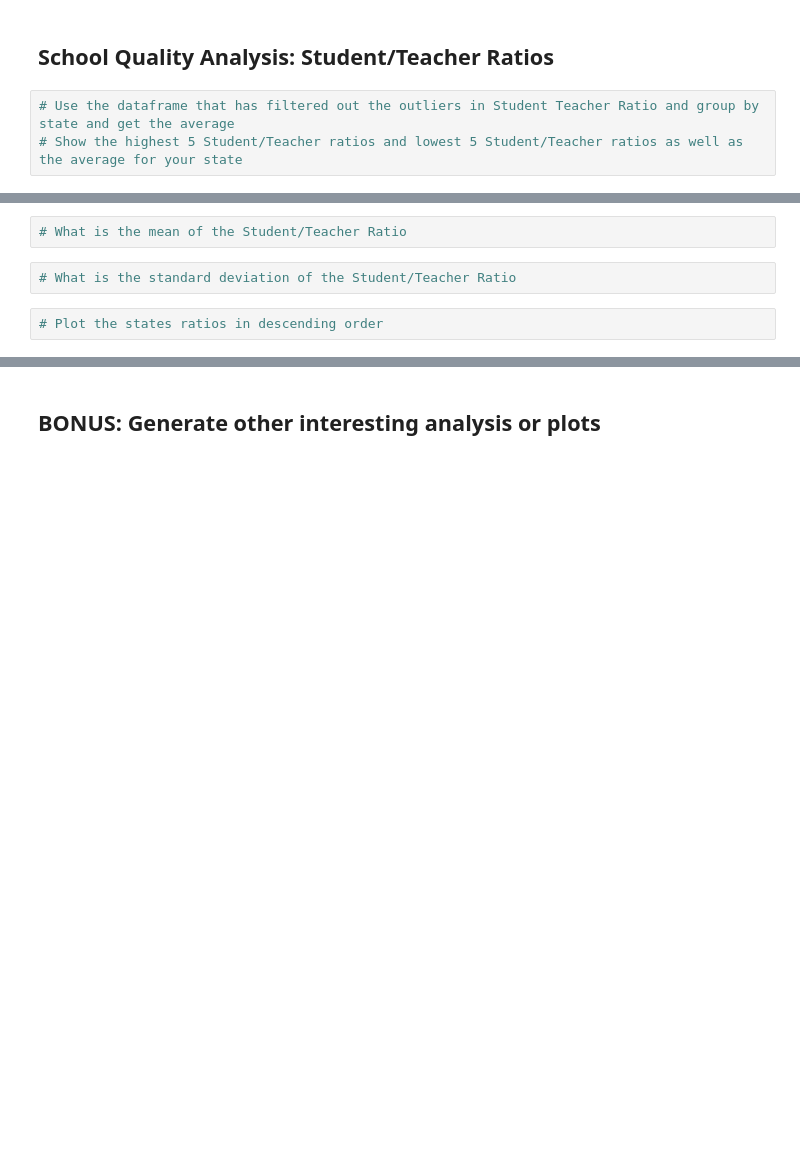
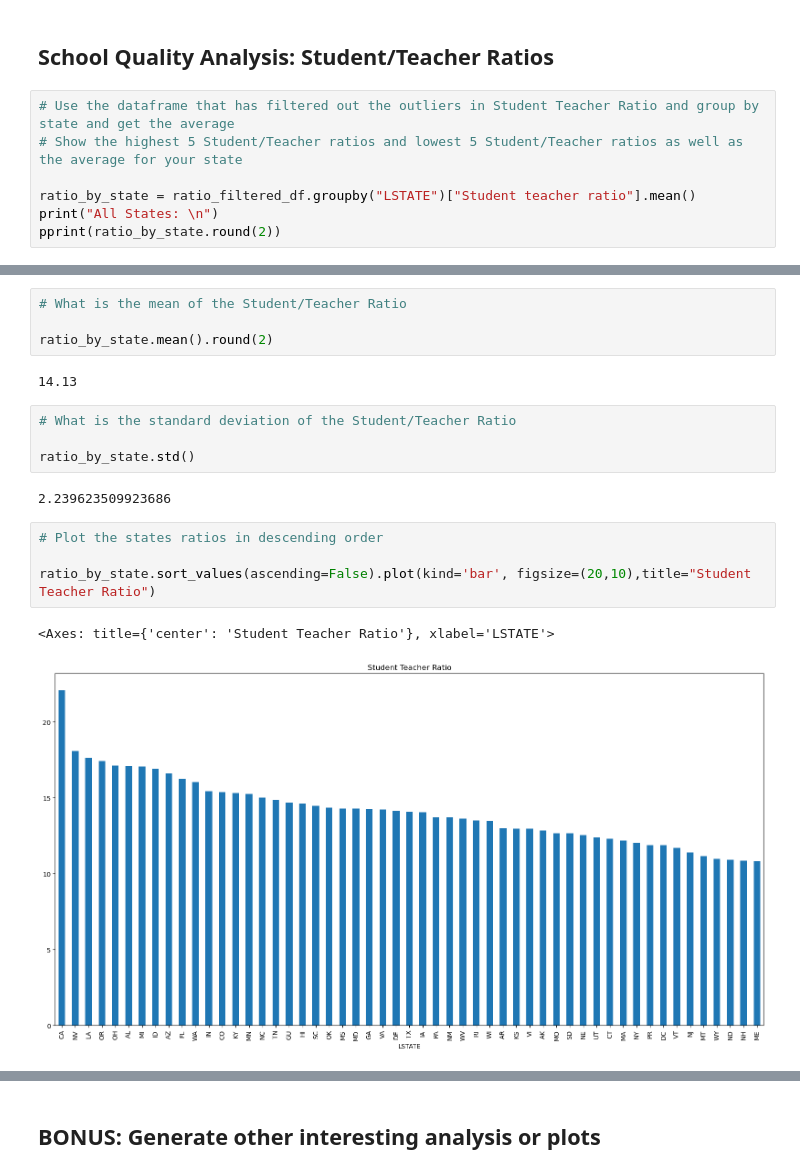
Before and after one commit to jedediahmadsen/us_school_analysis, a Jupyter notebook: public_school_analysis.ipynb, the cells around one changed output, grey strips where cells are left out. Saved outputs shown, nothing was run; the diff lists cells and outputs as text; blank space fills up the shorter version.

```diff
--- a/public_school_analysis.ipynb
+++ b/public_school_analysis.ipynb
@@ -334,3 +335,7 @@ tx_df.plot(kind='scatter', x='LONCOD', y='LATCOD', figsize=(10, 10))
 # %%
 # Use the dataframe that has filtered out the outliers in Student Teacher Ratio and group by state and get the average
 # Show the highest 5 Student/Teacher ratios and lowest 5 Student/Teacher ratios as well as the average for your state
+
+ratio_by_state = ratio_filtered_df.groupby("LSTATE")["Student teacher ratio"].mean()
+print("All States: \n")
+pprint(ratio_by_state.round(2))
@@ -337,8 +360,21 @@ tx_df.plot(kind='scatter', x='LONCOD', y='LATCOD', figsize=(10, 10))
 # %%
 # What is the mean of the Student/Teacher Ratio
+
+ratio_by_state.mean().round(2)
+# %% [output]
+14.13
 # %%
 # What is the standard deviation of the Student/Teacher Ratio
+
+ratio_by_state.std()
+# %% [output]
+2.239623509923686
 # %%
 # Plot the states ratios in descending order
+
+ratio_by_state.sort_values(ascending=False).plot(kind='bar', figsize=(20,10),title="Student Teacher Ratio")
+# %% [output]
+<Axes: title={'center': 'Student Teacher Ratio'}, xlabel='LSTATE'>
+[figure, added]
 # %%
 # Plot a boxplot of the Student/Teacher Ratios
```
Also changed, not shown: parts of 13 cells of this notebook, 1 other file.
